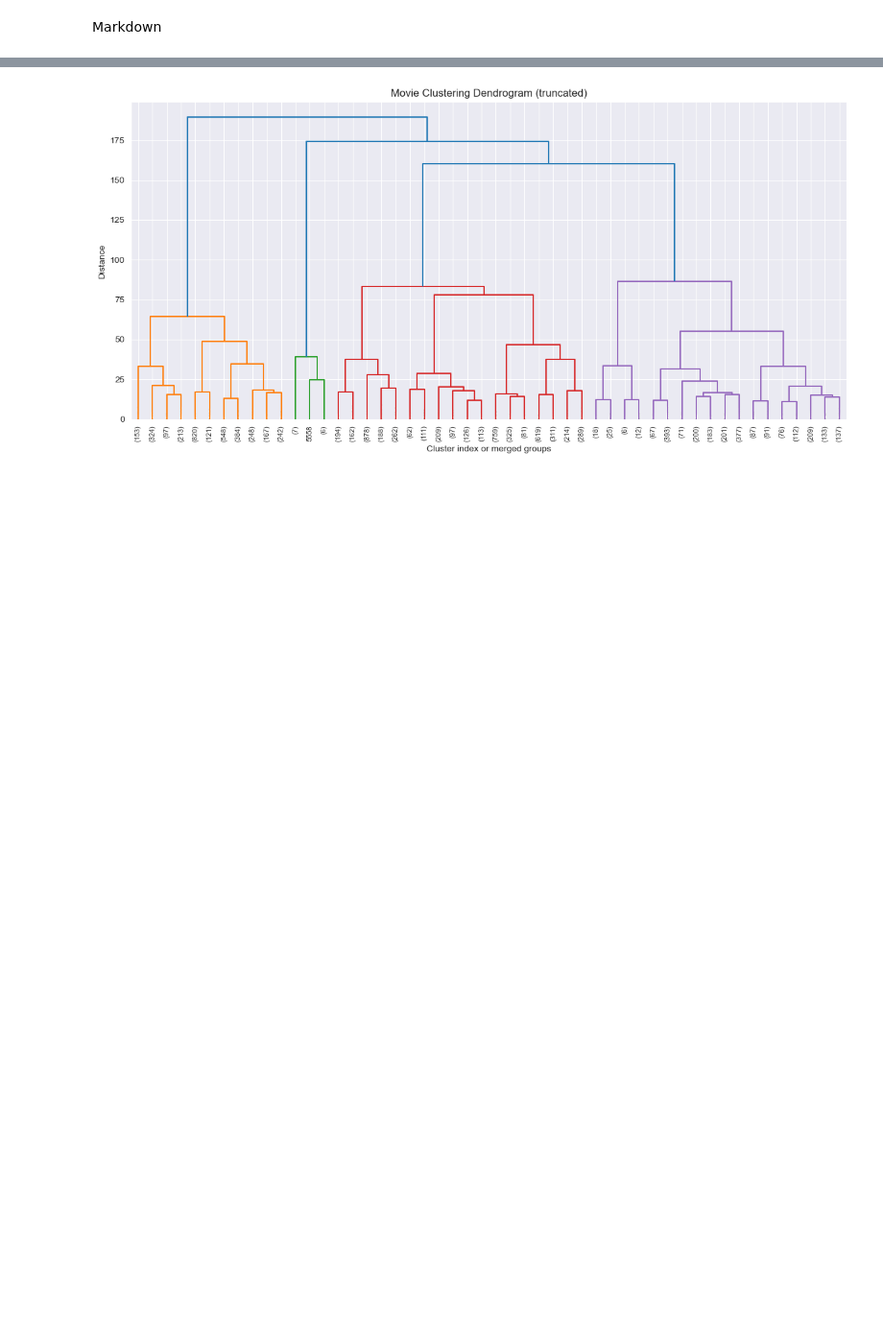
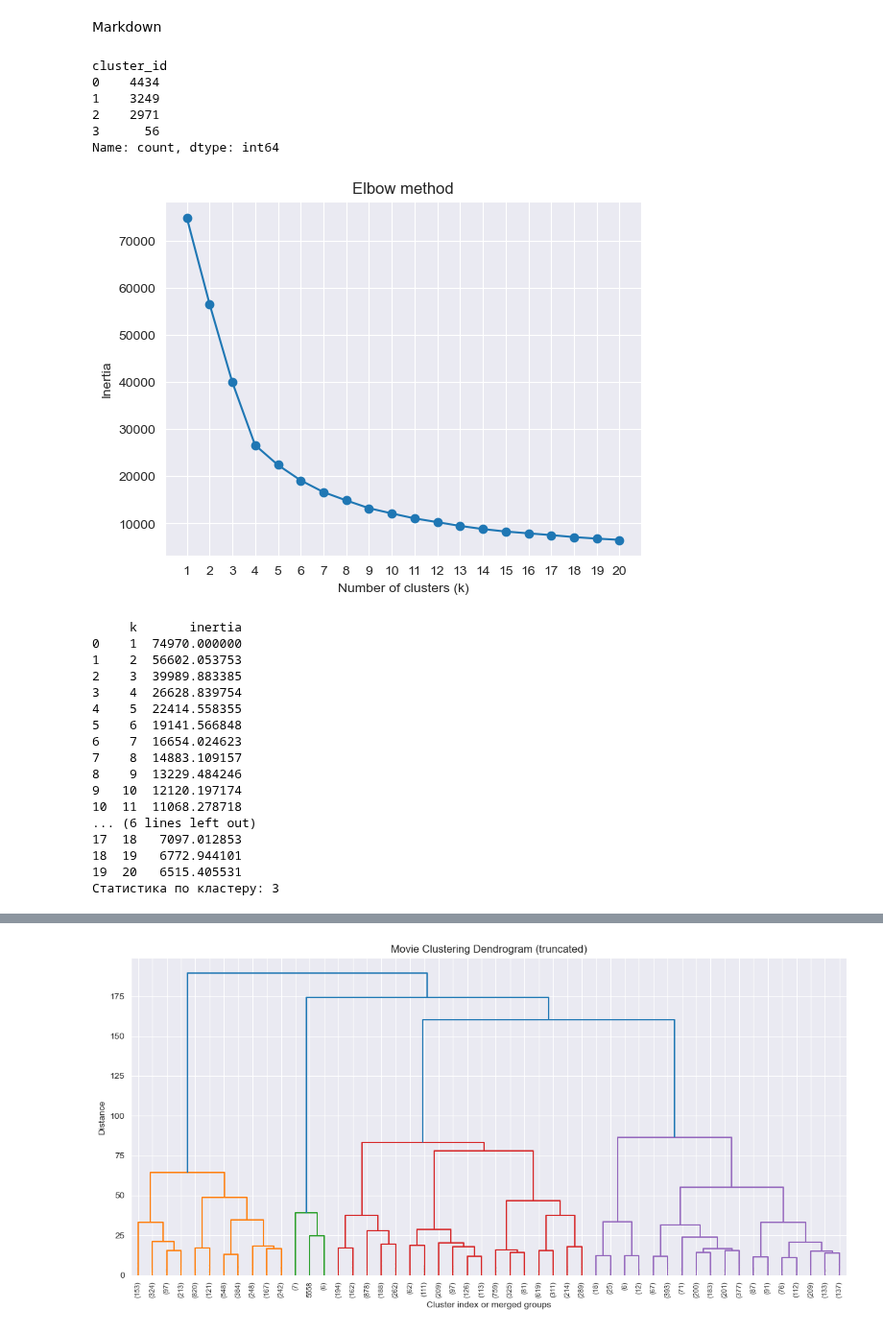
Before and after one commit to MookingSpooker/ROM_AD_Project_321481, a Jupyter notebook: main.ipynb, the cells around one changed output, grey strips where cells are left out. Shown at 96% size. Drawn from its saved outputs; the diff is of its cells as text; code cells hidden in the pictures; blank space fills up the shorter version.

```diff
--- a/main.ipynb
+++ b/main.ipynb
@@ -1147,6 +1195,8 @@ X_clean = movies_clean[movie_features].astype(float)
 
 scaler_clean = StandardScaler()
 X_clean_scaled = scaler_clean.fit_transform(X_clean)
+
+cluster_labels_cleaned = kmeans.fit_predict(X_clean_scaled)
 
 from sklearn.cluster import KMeans
 
@@ -1159,30 +1209,56 @@ kmeans_clean = KMeans(
 labels_clean = kmeans_clean.fit_predict(X_clean_scaled)
 
 movies_clean["cluster_id"] = labels_clean
 
 print(movies_clean["cluster_id"].value_counts().sort_index())
 
 elbow_df = elbow_method(X_clean_scaled, 1, 20)
 print(elbow_df)
 
 def inspect_cluster(movies_df, merged_df, cluster_id):
     """
     movies_df — таблица с movie_id и cluster_id (movies_clean)
     merged_df — merged или merged_clean с колонками movie_id + title
     cluster_id — номер кластера, который нужно изучить
     """
     cluster = movies_df[movies_df["cluster_id"] == cluster_id]
 
     print("Статистика по кластеру:", cluster_id)
     display(cluster.describe())
 
     detailed = cluster.merge(
         merged_df[["movie_id", "title"]].drop_duplicates(),
         on="movie_id",
         how="left"
     )
 
     print(f"\nФильмы в кластере {cluster_id}:")
     return detailed
 
 inspect_cluster(movies_clean, merged_clean, 3)
+print(f"S score: {compute_silhouette_score(X_clean_scaled, cluster_labels_cleaned)}")
+# %% [output]
+cluster_id
+0    4434
+1    3249
+2    2971
+3      56
+Name: count, dtype: int64
+[figure, added]
+     k       inertia
+0    1  74970.000000
+1    2  56602.053753
+2    3  39989.883385
+3    4  26628.839754
+4    5  22414.558355
+5    6  19141.566848
+6    7  16654.024623
+7    8  14883.109157
+8    9  13229.484246
+9   10  12120.197174
+10  11  11068.278718
+... (6 lines left out)
+17  18   7097.012853
+18  19   6772.944101
+19  20   6515.405531
+Статистика по кластеру: 3
```
Also changed, not shown: parts of 3 cells of this notebook.
